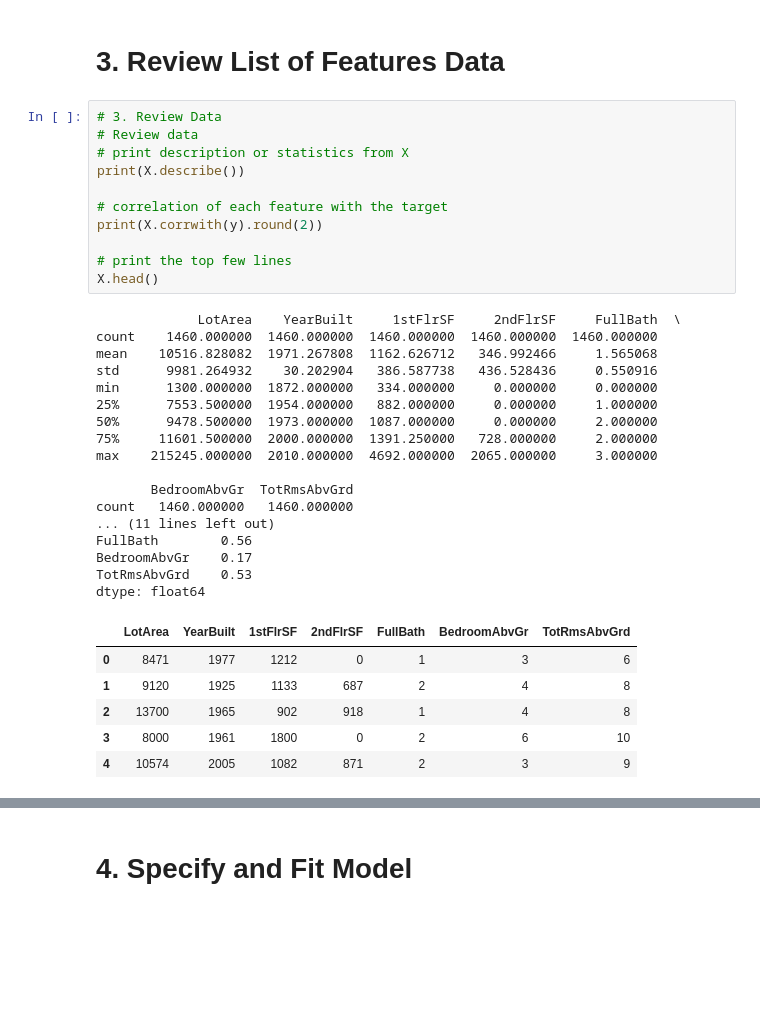
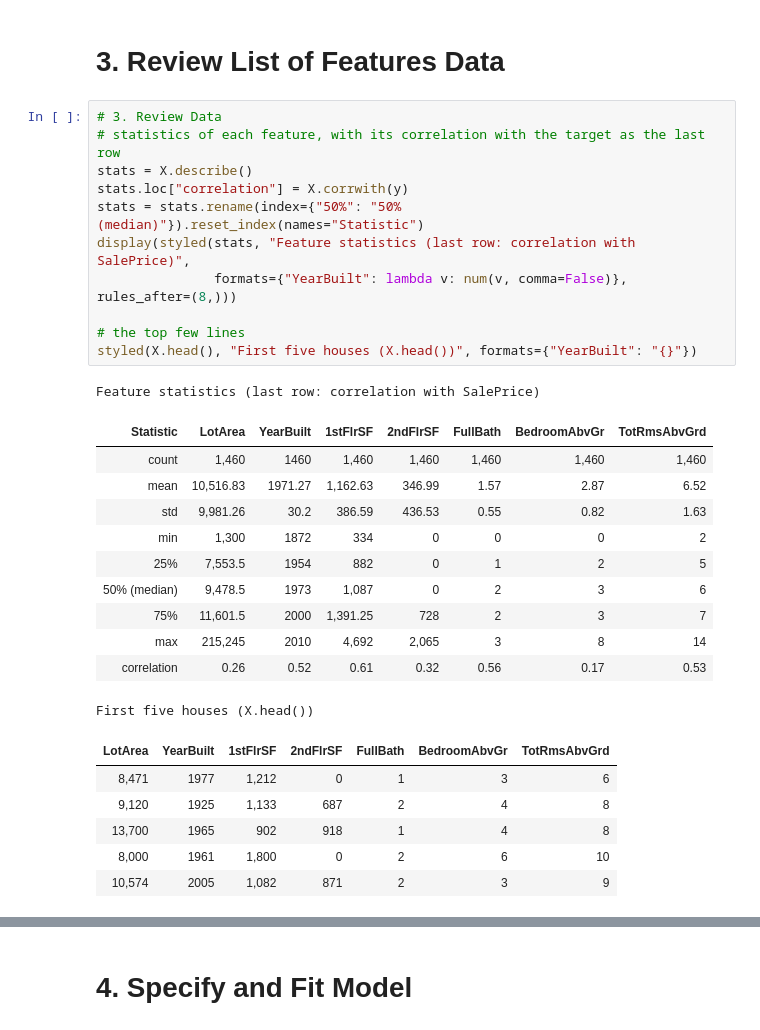
Before and after one commit to Katerina-Rusanova/Machine-Learning, a Jupyter notebook: notebooks/notebook-model-full.ipynb, the cells around one changed output, grey strips where cells are left out. Saved outputs shown, nothing was run; the diff lists cells and outputs as text; blank space fills up the shorter version.

```diff
--- a/notebooks/notebook-model-full.ipynb
+++ b/notebooks/notebook-model-full.ipynb
@@ -82,36 +262,31 @@ dtype: object
 # **3. Review List of Features Data**
 # %%
 # 3. Review Data
-# Review data
-# print description or statistics from X
-print(X.describe())
+# statistics of each feature, with its correlation with the target as the last row
+stats = X.describe()
+stats.loc["correlation"] = X.corrwith(y)
+stats = stats.rename(index={"50%": "50% (median)"}).reset_index(names="Statistic")
+display(styled(stats, "Feature statistics (last row: correlation with SalePrice)",
+               formats={"YearBuilt": lambda v: num(v, comma=False)}, rules_after=(8,)))
 
-# correlation of each feature with the target
-print(X.corrwith(y).round(2))
-
-# print the top few lines
-X.head()
+# the top few lines
+styled(X.head(), "First five houses (X.head())", formats={"YearBuilt": "{}"})
 # %% [output]
-             LotArea    YearBuilt     1stFlrSF     2ndFlrSF     FullBath  \
-count    1460.000000  1460.000000  1460.000000  1460.000000  1460.000000
-mean    10516.828082  1971.267808  1162.626712   346.992466     1.565068
-std      9981.264932    30.202904   386.587738   436.528436     0.550916
-min      1300.000000  1872.000000   334.000000     0.000000     0.000000
-25%      7553.500000  1954.000000   882.000000     0.000000     1.000000
-50%      9478.500000  1973.000000  1087.000000     0.000000     2.000000
-75%     11601.500000  2000.000000  1391.250000   728.000000     2.000000
-max    215245.000000  2010.000000  4692.000000  2065.000000     3.000000
-
-       BedroomAbvGr  TotRmsAbvGrd
-count   1460.000000   1460.000000
-... (11 lines left out)
-FullBath        0.56
-BedroomAbvGr    0.17
-TotRmsAbvGrd    0.53
-dtype: float64
+Feature statistics (last row: correlation with SalePrice)
-|  | LotArea | YearBuilt | 1stFlrSF | 2ndFlrSF | FullBath | BedroomAbvGr | TotRmsAbvGrd |
-| 0 | 8471 | 1977 | 1212 | 0 | 1 | 3 | 6 |
-| 1 | 9120 | 1925 | 1133 | 687 | 2 | 4 | 8 |
-| 2 | 13700 | 1965 | 902 | 918 | 1 | 4 | 8 |
-| 3 | 8000 | 1961 | 1800 | 0 | 2 | 6 | 10 |
-| 4 | 10574 | 2005 | 1082 | 871 | 2 | 3 | 9 |
+| Statistic | LotArea | YearBuilt | 1stFlrSF | 2ndFlrSF | FullBath | BedroomAbvGr | TotRmsAbvGrd |
+| count | 1,460 | 1460 | 1,460 | 1,460 | 1,460 | 1,460 | 1,460 |
+| mean | 10,516.83 | 1971.27 | 1,162.63 | 346.99 | 1.57 | 2.87 | 6.52 |
+| std | 9,981.26 | 30.2 | 386.59 | 436.53 | 0.55 | 0.82 | 1.63 |
+| min | 1,300 | 1872 | 334 | 0 | 0 | 0 | 2 |
+| 25% | 7,553.5 | 1954 | 882 | 0 | 1 | 2 | 5 |
+| 50% (median) | 9,478.5 | 1973 | 1,087 | 0 | 2 | 3 | 6 |
+| 75% | 11,601.5 | 2000 | 1,391.25 | 728 | 2 | 3 | 7 |
+| max | 215,245 | 2010 | 4,692 | 2,065 | 3 | 8 | 14 |
+| correlation | 0.26 | 0.52 | 0.61 | 0.32 | 0.56 | 0.17 | 0.53 |
+First five houses (X.head())
+| LotArea | YearBuilt | 1stFlrSF | 2ndFlrSF | FullBath | BedroomAbvGr | TotRmsAbvGrd |
+| 8,471 | 1977 | 1,212 | 0 | 1 | 3 | 6 |
+| 9,120 | 1925 | 1,133 | 687 | 2 | 4 | 8 |
+| 13,700 | 1965 | 902 | 918 | 1 | 4 | 8 |
+| 8,000 | 1961 | 1,800 | 0 | 2 | 6 | 10 |
+| 10,574 | 2005 | 1,082 | 871 | 2 | 3 | 9 |
```
Also changed, not shown: parts of 45 cells of this notebook.
